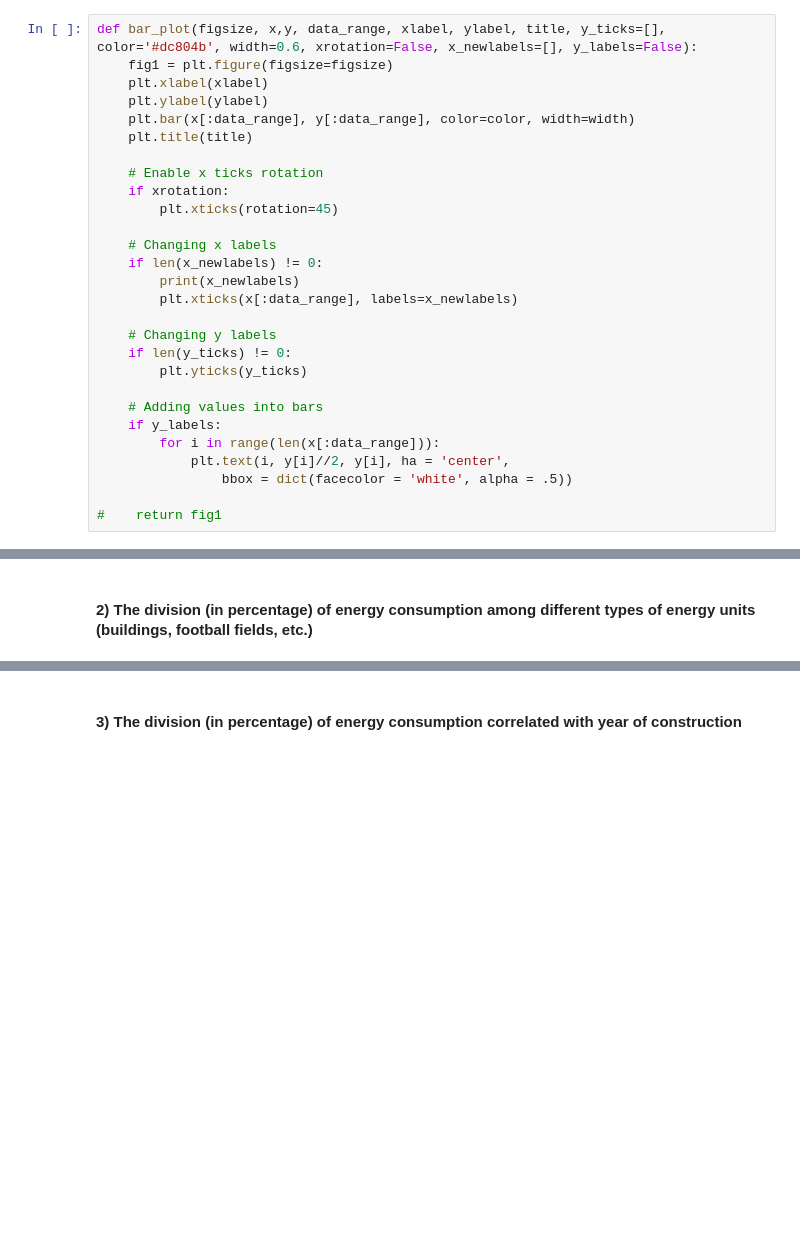
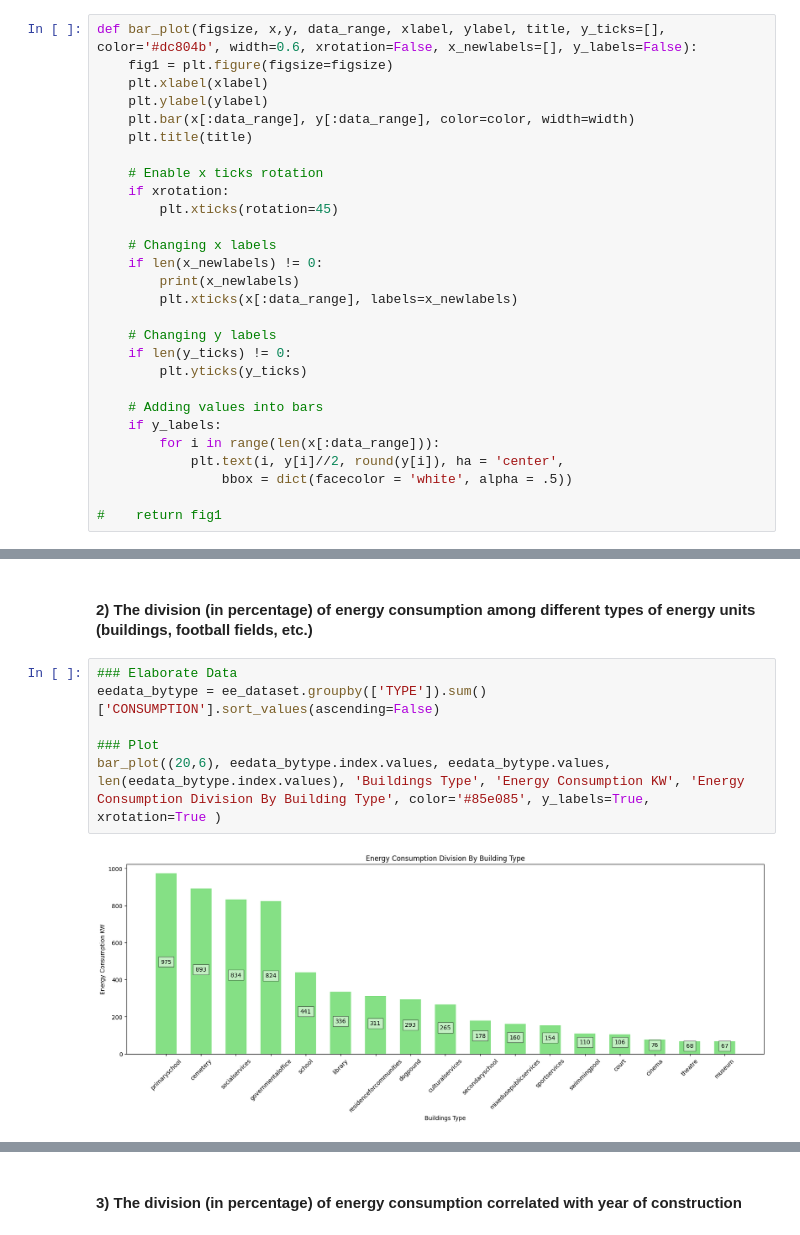
Before and after one commit to matteoForoni/energy-consumption-re, a Jupyter notebook: energy_consumption_re_analysis.ipynb, the cells around one changed output, grey strips where cells are left out. Cells and saved outputs as stored; diff of their text form; blank space fills up the shorter version.

```diff
--- a/energy_consumption_re_analysis.ipynb
+++ b/energy_consumption_re_analysis.ipynb
@@ -58,7 +58,7 @@ def bar_plot(figsize, x,y, data_range, xlabel, ylabel, title, y_ticks=[], color=
     # Adding values into bars
     if y_labels:
         for i in range(len(x[:data_range])):
-            plt.text(i, y[i]//2, y[i], ha = 'center',
+            plt.text(i, y[i]//2, round(y[i]), ha = 'center',
                 bbox = dict(facecolor = 'white', alpha = .5))
 
 #    return fig1
@@ -643,3 +642,11 @@ plt.show()
 [figure]
 # %% [markdown]
 #### 2) The division (in percentage) of energy consumption among different types of energy units (buildings, football fields, etc.)
+# %%
+### Elaborate Data
+eedata_bytype = ee_dataset.groupby(['TYPE']).sum()['CONSUMPTION'].sort_values(ascending=False)
+
+### Plot
+bar_plot((20,6), eedata_bytype.index.values, eedata_bytype.values, len(eedata_bytype.index.values), 'Buildings Type', 'Energy Consumption KW', 'Energy Consumption Division By Building Type', color='#85e085', y_labels=True, xrotation=True )
+# %% [output]
+[figure, added]
```
Also changed, not shown: parts of 5 cells of this notebook.
